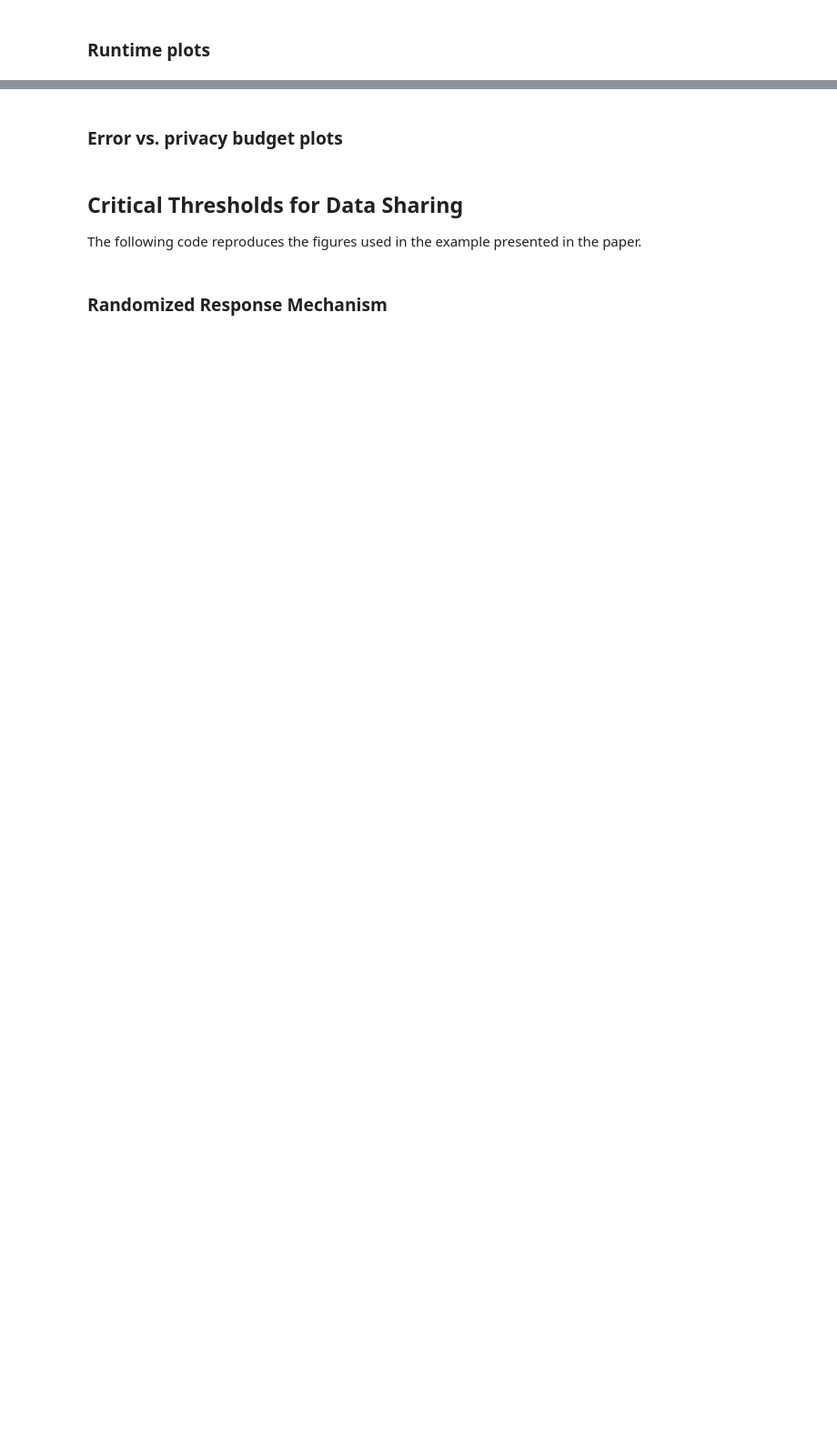
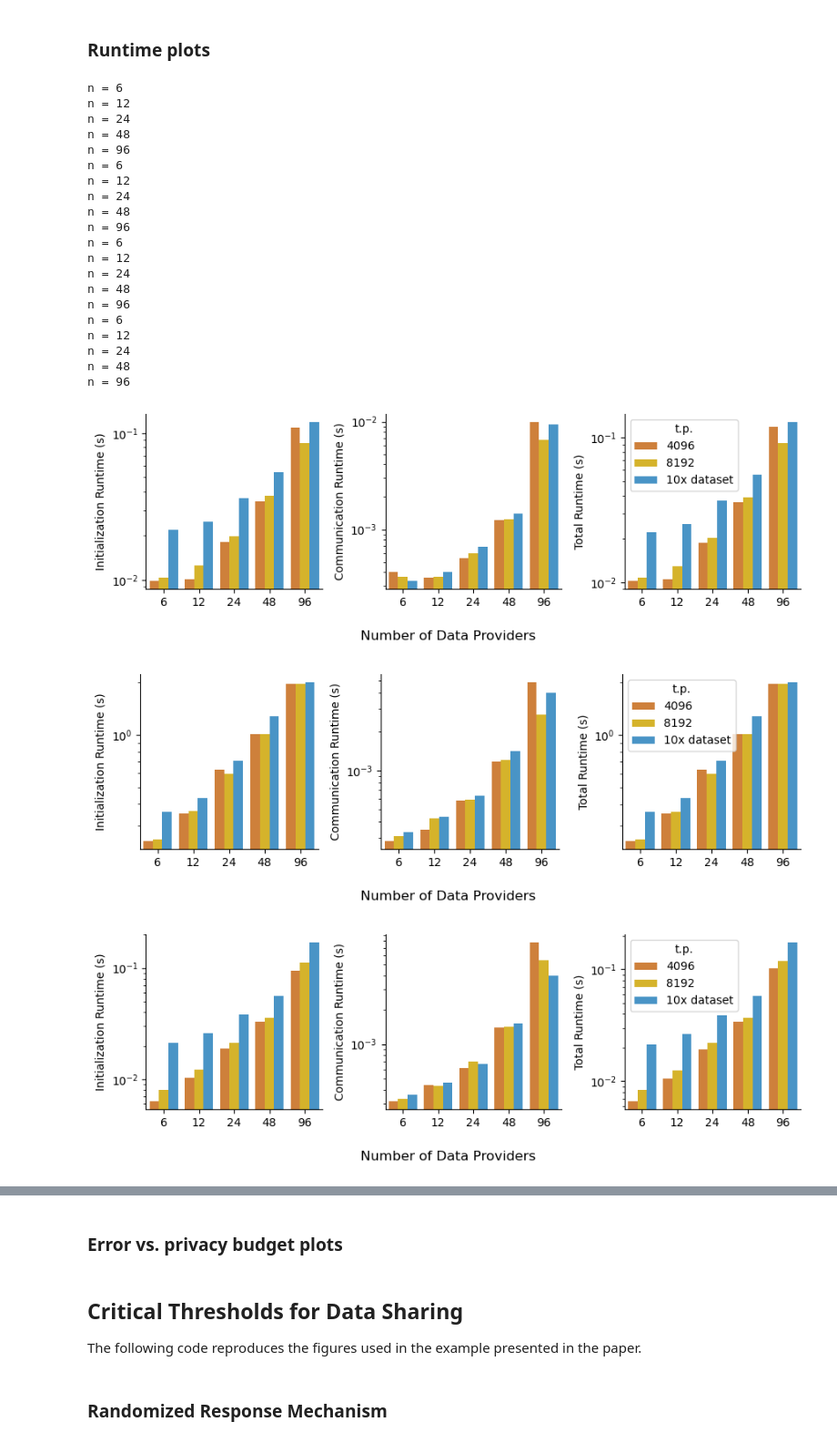
Before and after one commit to papachristoumarios/dp-social-learning, a Jupyter notebook: clinical_trials.ipynb, the cells around one changed output, grey strips where cells are left out. Shown at 91% size. Cells and saved outputs as stored; diff of their text form; code cells hidden in the pictures; blank space fills up the shorter version.

```diff
--- a/clinical_trials.ipynb
+++ b/clinical_trials.ipynb
@@ -991,9 +1091,9 @@ See the caveats in the documentation: https://pandas.pydata.org/pandas-docs/stab
 # %% [markdown]
 ### Runtime plots
 # %%
-def plot_runtime(df, suffix='', covariate='TMB', time_col='SURVIVAL_MONTHS', event_col='SURVIVAL_EVENT'):
+def plot_runtime(df, covariate, time_col, event_col, alternative, penalizer=0, suffix=''):
 
-    num_hospitals_range = 3 * 2**np.arange(0, 6)
+    num_hospitals_range = 3 * 2**np.arange(1, 6)
 
     df_4096 = df.sample(n=4096, replace=True)
     df_8192 = df.sample(n=8192, replace=True)
@@ -1004,9 +1104,9 @@ def plot_runtime(df, suffix='', covariate='TMB', time_col='SURVIVAL_MONTHS', eve
 
     for num_hospitals in num_hospitals_range:
         print(f'n = {num_hospitals}')
-        _, _, runtime_likelihoods_4096, runtime_communication_4096, _, _, _, _, _ = distributed_survival_analysis(df_4096, num_hospitals=num_hospitals, G=nx.complete_graph(num_hospitals), epsilon=0.1, alpha=0.1, beta=0.9, covariate=covariate, node_layout='dot', suffix='', time_col=time_col, event_col=event_col, alternative=np.ones(1), plot=False)
-        _, _, runtime_likelihoods_8192, runtime_communication_8192, _, _, _, _, _ = distributed_survival_analysis(df_8192, num_hospitals=num_hospitals, G=nx.complete_graph(num_hospitals), epsilon=0.1, alpha=0.1, beta=0.9, covariate=covariate, node_layout='dot', suffix='', time_col=time_col, event_col=event_col, alternative=np.ones(1), plot=False)
-        _, _, runtime_likelihoods_10xdataset, runtime_communication_10xdataset, _, _, _, _, _ = distributed_survival_analysis(df_10xdataset, num_hospitals=num_hospitals, G=nx.complete_graph(num_hospitals), epsilon=0.1, alpha=0.1, beta=0.9, covariate=covariate, node_layout='dot', suffix='', time_col=time_col, event_col=event_col, alternative=np.ones(1), plot=False)
+        _, _, runtime_likelihoods_4096, runtime_communication_4096, _, _, _, _, _ = distributed_survival_analysis(df_4096, num_hospitals=num_hospitals, G=nx.complete_graph(num_hospitals), epsilon=0.1, alpha=0.1, beta=0.9, covariate=covariate, node_layout='dot', suffix='', time_col=time_col, event_col=event_col, alternative=alternative, plot=False, penalizer=penalizer)
+        _, _, runtime_likelihoods_8192, runtime_communication_8192, _, _, _, _, _ = distributed_survival_analysis(df_8192, num_hospitals=num_hospitals, G=nx.complete_graph(num_hospitals), epsilon=0.1, alpha=0.1, beta=0.9, covariate=covariate, node_layout='dot', suffix='', time_col=time_col, event_col=event_col, alternative=alternative, plot=False, penalizer=penalizer)
+        _, _, runtime_likelihoods_10xdataset, runtime_communication_10xdataset, _, _, _, _, _ = distributed_survival_analysis(df_10xdataset, num_hospitals=num_hospitals, G=nx.complete_graph(num_hospitals), epsilon=0.1, alpha=0.1, beta=0.9, covariate=covariate, node_layout='dot', suffix='', time_col=time_col, event_col=event_col, alternative=alternative, plot=False, penalizer=penalizer)
 
         records.append({
             'Number of Data Providers' : num_hospitals,
@@ -1035,32 +1135,58 @@ def plot_runtime(df, suffix='', covariate='TMB', time_col='SURVIVAL_MONTHS', eve
     records = pd.DataFrame(records)
 
     fig, ax = plt.subplots(1, 3, figsize=(9, 3))
 
     sns.barplot(x='Number of Data Providers', y='Communication Runtime (s)', data=records, hue='t.p.', ax=ax[1])
     sns.despine()
     sns.barplot(x='Number of Data Providers', y='Initialization Runtime (s)', data=records, hue='t.p.', ax=ax[0])
     sns.despine()
     sns.barplot(x='Number of Data Providers', y='Total Runtime (s)', data=records, hue='t.p.', ax=ax[2])
     sns.despine()
 
     ax[0].set_yscale('log')
     ax[1].set_yscale('log')
     ax[2].set_yscale('log')
 
     # remove legend
     ax[0].legend().remove()
     ax[1].legend().remove()
 
     ax[0].set_xlabel('')
     ax[1].set_xlabel('')
     ax[2].set_xlabel('')
 
     fig.supxlabel('Number of Data Providers')
 
     fig.tight_layout()
 
     fig.savefig(f'figures/runtime{suffix}.pdf', bbox_inches='tight')
 
+plot_runtime(df_atsg, suffix='_atsg', covariate='ddI', time_col='time', event_col='label', alternative=np.log(1/2) * np.ones(1))
+plot_runtime(df_atsg, suffix='_atsg_composite', covariate='ddI', time_col='time', event_col='label', alternative='composite', penalizer=0.1)
 
-plot_runtime(df_tmb, suffix='', covariate='TMB', time_col='SURVIVAL_MONTHS', event_col='SURVIVAL_EVENT')
-plot_runtime(df_atsg, suffix='_atsg', covariate='ddI', time_col='time', event_col='label')
+plot_runtime(df_tmb, suffix='_tmb', covariate='TMB', time_col='SURVIVAL_MONTHS', event_col='SURVIVAL_EVENT', alternative=np.log(0.15) * np.ones(1))
+plot_runtime(df_tmb, suffix='_tmb_composite', covariate='TMB', time_col='SURVIVAL_MONTHS', event_col='SURVIVAL_EVENT', alternative='composite', penalizer=0.1)
+# %% [output]
+n = 6
+n = 12
+n = 24
+n = 48
+n = 96
+n = 6
+n = 12
+n = 24
+n = 48
+n = 96
+n = 6
+n = 12
+n = 24
+n = 48
+n = 96
+n = 6
+n = 12
+n = 24
+n = 48
+n = 96
+[figure, added]
+[figure, added]
+[figure, added]
```
Also changed, not shown: parts of 11 cells of this notebook, 33 other files.
